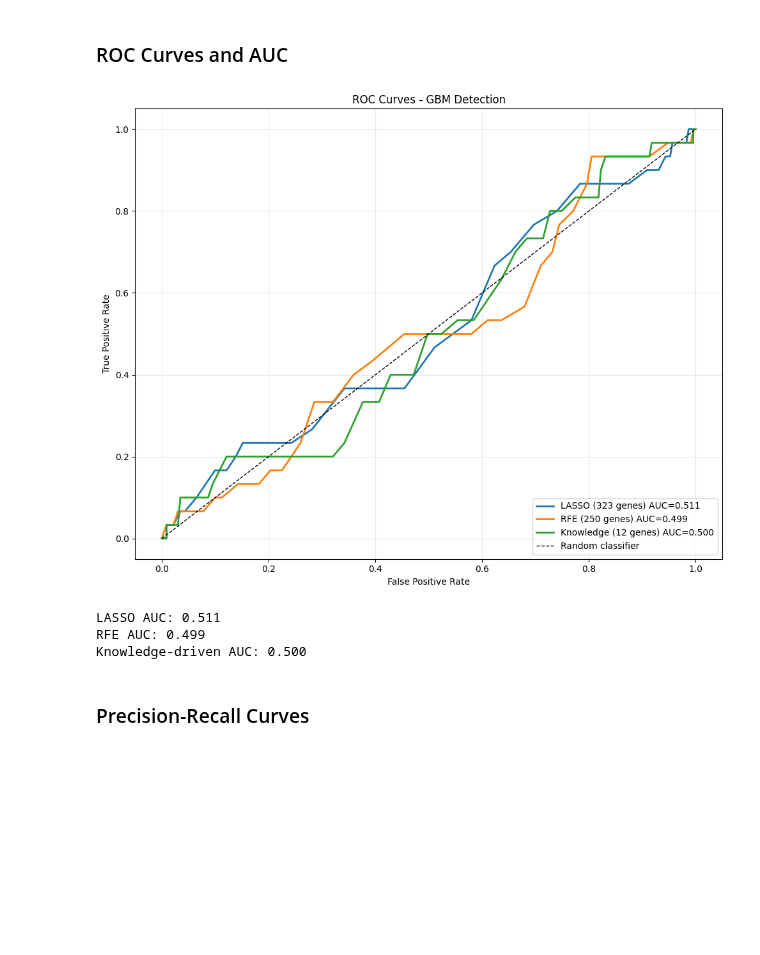
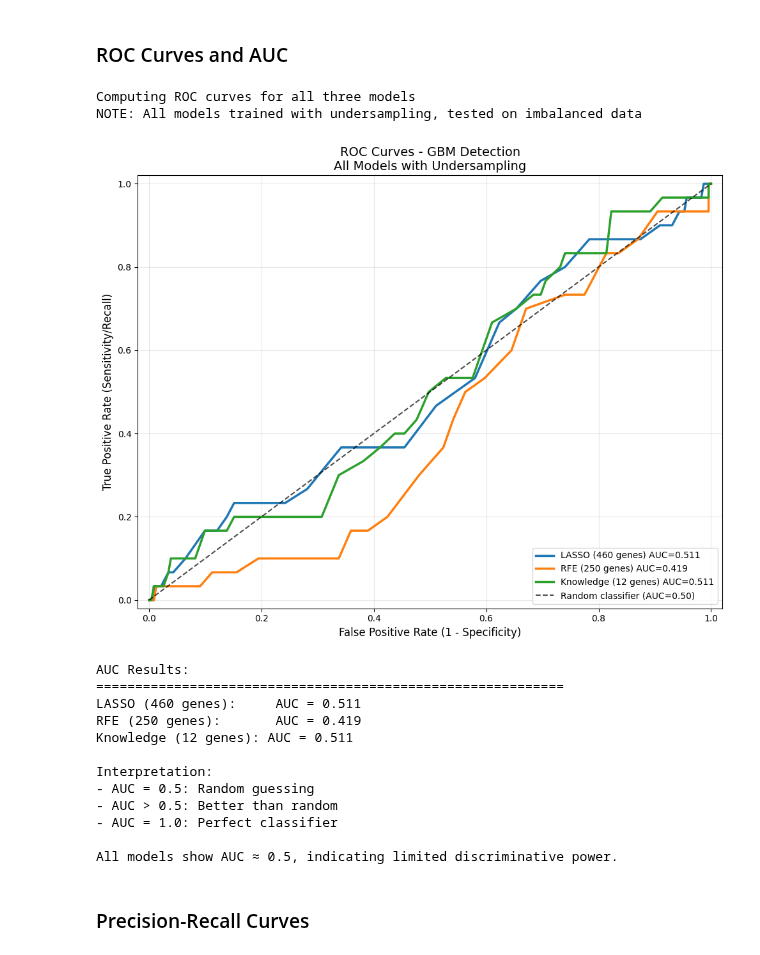
Before and after one commit to tobitotaku/ai-brain-tumor, a Jupyter notebook: model_stream_b_gbm_healthy.ipynb, the cells around one changed output. Drawn from its saved outputs; the diff is of its cells as text; code cells hidden in the pictures; blank space fills up the shorter version.

```diff
--- a/model_stream_b_gbm_healthy.ipynb
+++ b/model_stream_b_gbm_healthy.ipynb
@@ -1221,41 +1259,69 @@ plt.show()
 # %%
 from sklearn.metrics import roc_curve, auc
 
+print("Computing ROC curves for all three models")
+print("NOTE: All models trained with undersampling, tested on imbalanced data\n")
+
 y_test_binary = (y_test.values.ravel() == 3).astype(int)
 
+# Get predicted probabilities (consistent feature selection)
 y_proba_lasso = rand_forest_lasso.predict_proba(X_test[feature_list_A])[:, 1]
 y_proba_rfe = rand_forest_rfe.predict_proba(X_test[feature_list_B])[:, 1]
-y_proba_lit = rand_forest_lit.predict_proba(X_test_lit)[:, 1]
+y_proba_lit = rand_forest_lit.predict_proba(X_test[feature_list_C])[:, 1]
 
+# Calculate ROC curves
 fpr_lasso, tpr_lasso, _ = roc_curve(y_test_binary, y_proba_lasso)
 fpr_rfe, tpr_rfe, _ = roc_curve(y_test_binary, y_proba_rfe)
 fpr_lit, tpr_lit, _ = roc_curve(y_test_binary, y_proba_lit)
 
+# Calculate AUC scores
 auc_lasso = auc(fpr_lasso, tpr_lasso)
 auc_rfe = auc(fpr_rfe, tpr_rfe)
 auc_lit = auc(fpr_lit, tpr_lit)
 
+# Plot ROC curves
 plt.figure(figsize=(10, 8))
-plt.plot(fpr_lasso, tpr_lasso, label=f'LASSO (323 genes) AUC={auc_lasso:.3f}', linewidth=2)
-plt.plot(fpr_rfe, tpr_rfe, label=f'RFE (250 genes) AUC={auc_rfe:.3f}', linewidth=2)
-plt.plot(fpr_lit, tpr_lit, label=f'Knowledge (12 genes) AUC={auc_lit:.3f}', linewidth=2)
-plt.plot([0, 1], [0, 1], 'k--', label='Random classifier', linewidth=1)
-plt.xlabel('False Positive Rate')
-plt.ylabel('True Positive Rate')
-plt.title('ROC Curves - GBM Detection')
-plt.legend(loc='lower right')
+plt.plot(fpr_lasso, tpr_lasso, label=f'LASSO ({len(feature_list_A)} genes) AUC={auc_lasso:.3f}', linewidth=2.5)
+plt.plot(fpr_rfe, tpr_rfe, label=f'RFE ({len(feature_list_B)} genes) AUC={auc_rfe:.3f}', linewidth=2.5)
+plt.plot(fpr_lit, tpr_lit, label=f'Knowledge ({len(feature_list_C)} genes) AUC={auc_lit:.3f}', linewidth=2.5)
+plt.plot([0, 1], [0, 1], 'k--', label='Random classifier (AUC=0.50)', linewidth=1.5, alpha=0.7)
+
+plt.xlabel('False Positive Rate (1 - Specificity)', fontsize=12)
+plt.ylabel('True Positive Rate (Sensitivity/Recall)', fontsize=12)
+plt.title('ROC Curves - GBM Detection\nAll Models with Undersampling', fontsize=14)
+plt.legend(loc='lower right', fontsize=10)
 plt.grid(alpha=0.3)
+plt.xlim([-0.02, 1.02])
+plt.ylim([-0.02, 1.02])
 plt.tight_layout()
 plt.show()
 
-print(f"LASSO AUC: {auc_lasso:.3f}")
-print(f"RFE AUC: {auc_rfe:.3f}")
-print(f"Knowledge-driven AUC: {auc_lit:.3f}")
+print("\nAUC Results:")
+print("="*60)
+print(f"LASSO ({len(feature_list_A)} genes):     AUC = {auc_lasso:.3f}")
+print(f"RFE ({len(feature_list_B)} genes):       AUC = {auc_rfe:.3f}")
+print(f"Knowledge ({len(feature_list_C)} genes): AUC = {auc_lit:.3f}")
+print(f"\nInterpretation:")
+print(f"- AUC = 0.5: Random guessing")
+print(f"- AUC > 0.5: Better than random")
+print(f"- AUC = 1.0: Perfect classifier")
+print(f"\nAll models show AUC ≈ 0.5, indicating limited discriminative power.")
 # %% [output]
+Computing ROC curves for all three models
+NOTE: All models trained with undersampling, tested on imbalanced data
-[figure, old version]
+[figure, new version]
-LASSO AUC: 0.511
-RFE AUC: 0.499
-Knowledge-driven AUC: 0.500
+AUC Results:
+============================================================
+LASSO (460 genes):     AUC = 0.511
+RFE (250 genes):       AUC = 0.419
+Knowledge (12 genes): AUC = 0.511
+
+Interpretation:
+- AUC = 0.5: Random guessing
+- AUC > 0.5: Better than random
+- AUC = 1.0: Perfect classifier
+
+All models show AUC ≈ 0.5, indicating limited discriminative power.
 # %% [markdown]
 ### Precision-Recall Curves
 # %%
```
Also changed, not shown: parts of 20 cells of this notebook, 2 other files.
